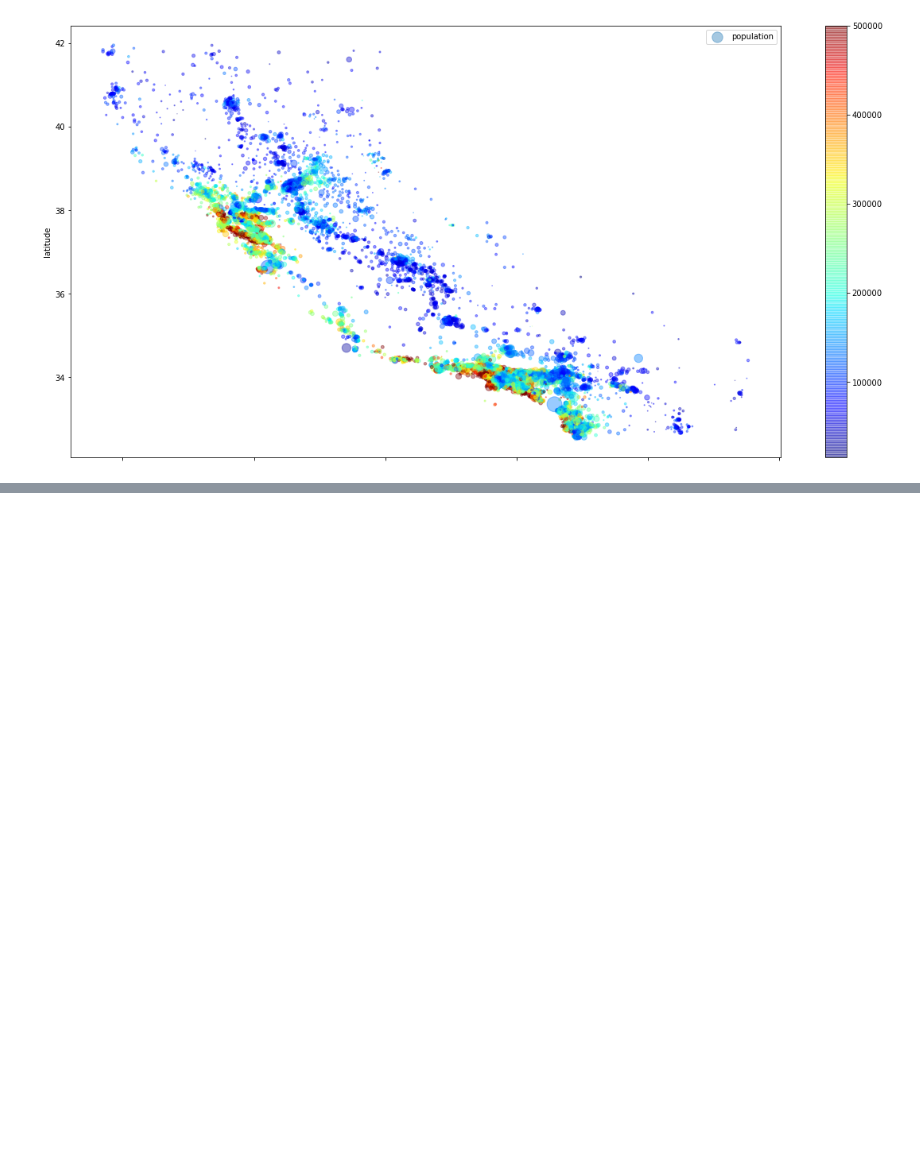
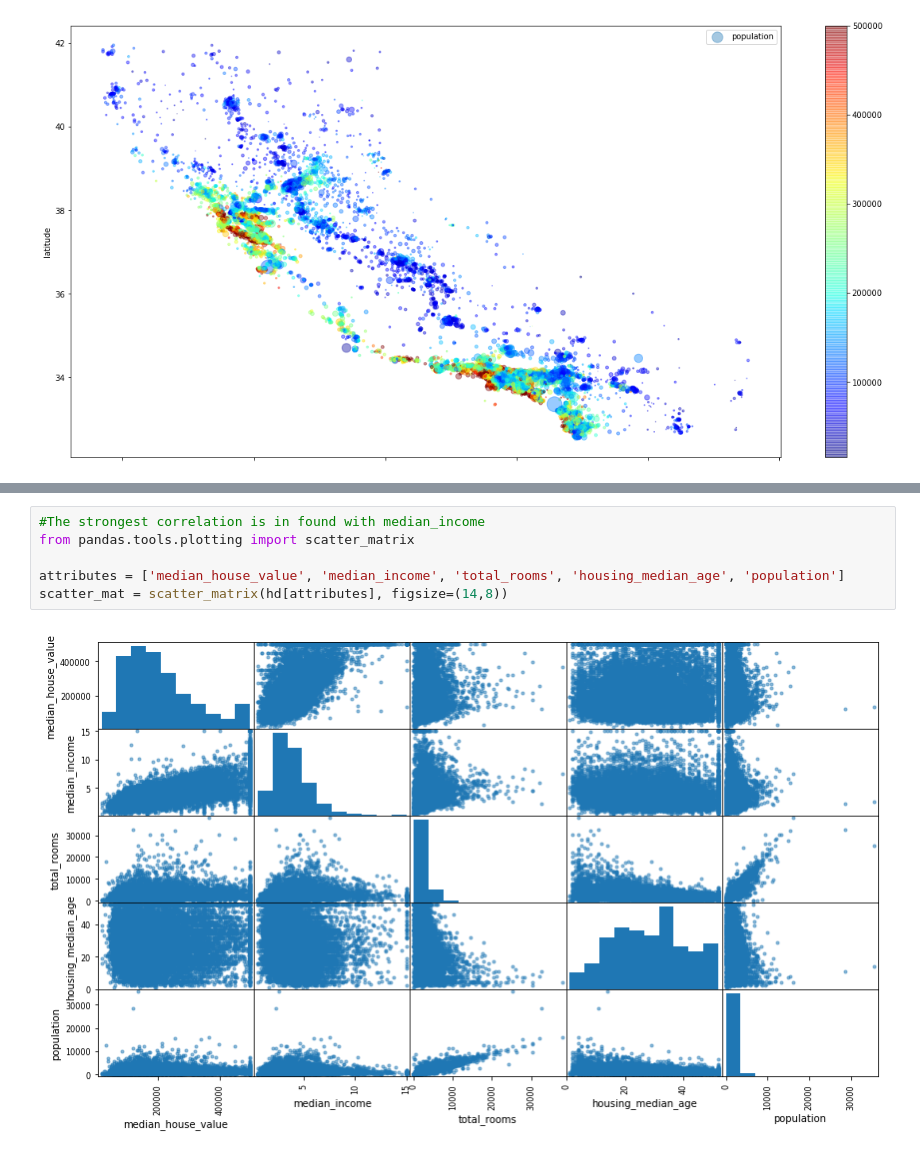
Before and after one commit to eginez/machine-learning-learning, a Jupyter notebook: house_prices_regressions/California housing price regression.ipynb, the cells around one changed output, grey strips where cells are left out. Cells and saved outputs as stored; diff of their text form; blank space fills up the shorter version.

```diff
--- a/house_prices_regressions/California housing price regression.ipynb
+++ b/house_prices_regressions/California housing price regression.ipynb
@@ -112,0 +128,8 @@ plt.legend()
+# %%
+#The strongest correlation is in found with median_income
+from pandas.tools.plotting import scatter_matrix
+
+attributes = ['median_house_value', 'median_income', 'total_rooms', 'housing_median_age', 'population']
+scatter_mat = scatter_matrix(hd[attributes], figsize=(14,8))
+# %% [output]
+[figure, added]
```
Also changed, not shown: parts of 3 cells of this notebook.
